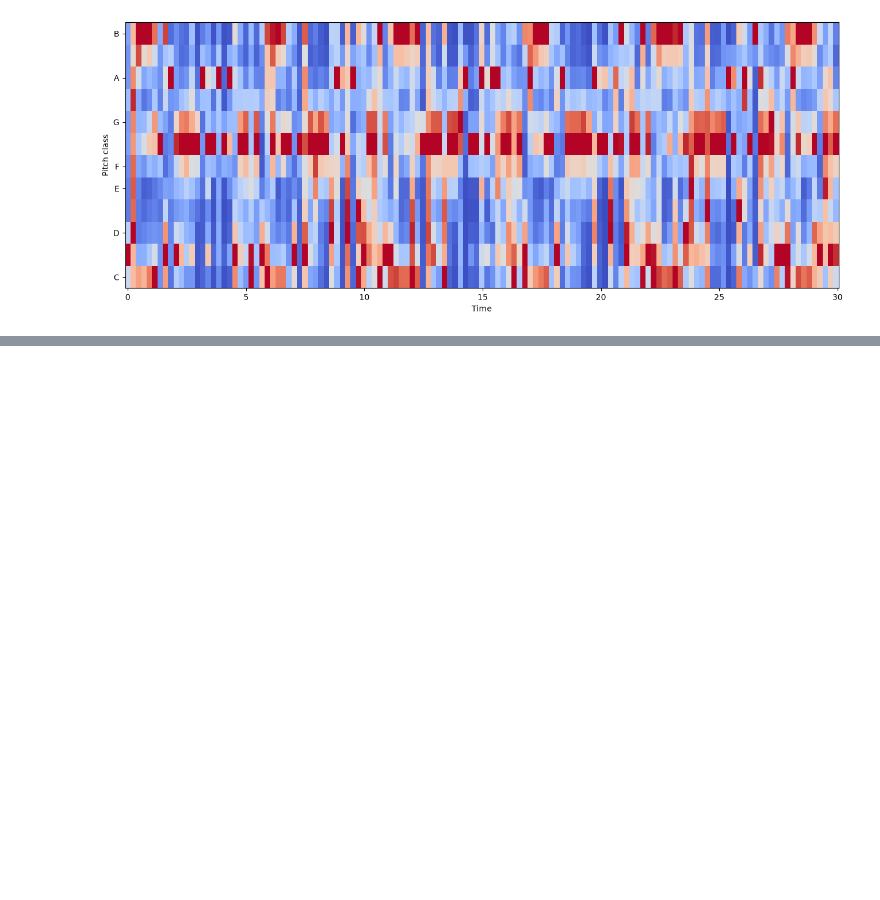
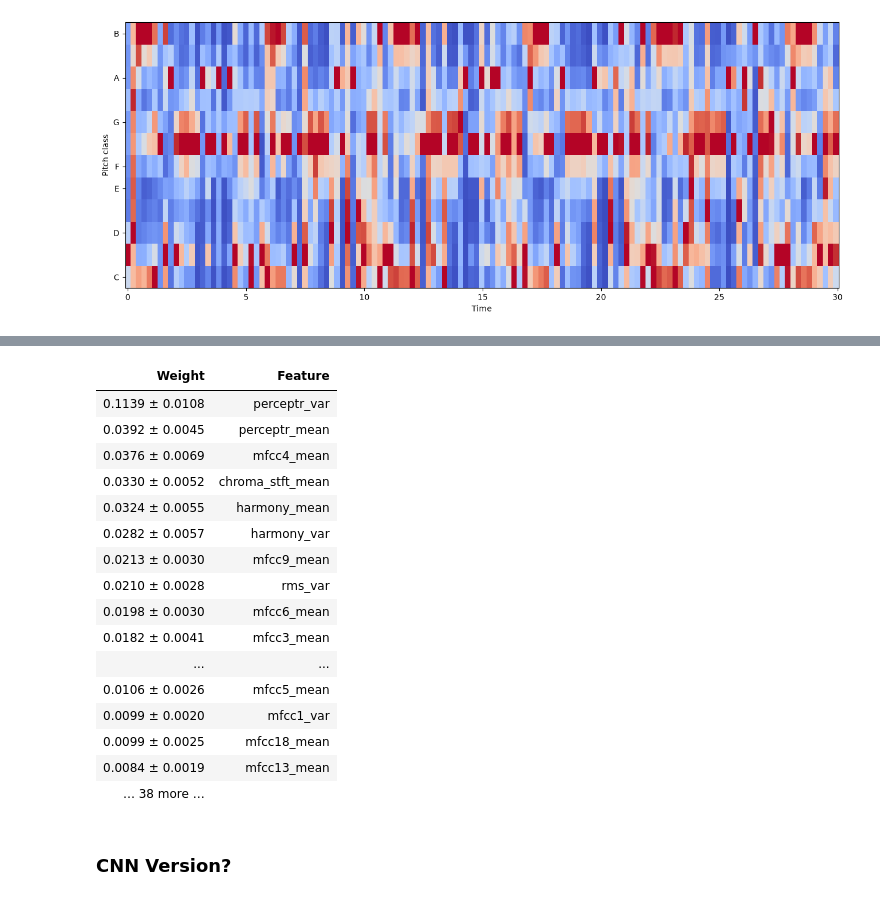
Before and after one commit to diego-nst/BongcayaoTanalgo_ISCS30.63, a Jupyter notebook: project-ver2.ipynb, the cells around one changed output, grey strips where cells are left out. Saved outputs shown, nothing was run; the diff lists cells and outputs as text; code cells hidden in the pictures; blank space fills up the shorter version.

```diff
--- a/project-ver2.ipynb
+++ b/project-ver2.ipynb
@@ -321,0 +372,28 @@ features_df.head()
+# %%
+import eli5
+from eli5.sklearn import PermutationImportance
+
+perm = PermutationImportance(estimator=xgb, random_state=1)
+perm.fit(X_test, y_test_numericallabels)
+
+eli5.show_weights(estimator=perm, feature_names = X_test.columns.tolist())
+# %% [output]
+| Weight | Feature |
+| 0.1139 ± 0.0108 | perceptr_var |
+| 0.0392 ± 0.0045 | perceptr_mean |
+| 0.0376 ± 0.0069 | mfcc4_mean |
+| 0.0330 ± 0.0052 | chroma_stft_mean |
+| 0.0324 ± 0.0055 | harmony_mean |
+| 0.0282 ± 0.0057 | harmony_var |
+| 0.0213 ± 0.0030 | mfcc9_mean |
+| 0.0210 ± 0.0028 | rms_var |
+| 0.0198 ± 0.0030 | mfcc6_mean |
+| 0.0182 ± 0.0041 | mfcc3_mean |
+| ... | ... |
+| 0.0106 ± 0.0026 | mfcc5_mean |
+| 0.0099 ± 0.0020 | mfcc1_var |
+| 0.0099 ± 0.0025 | mfcc18_mean |
+| 0.0084 ± 0.0019 | mfcc13_mean |
+| … 38 more … |  |
+# %% [markdown]
+### CNN Version?
```
Also changed, not shown: parts of 27 cells of this notebook.
